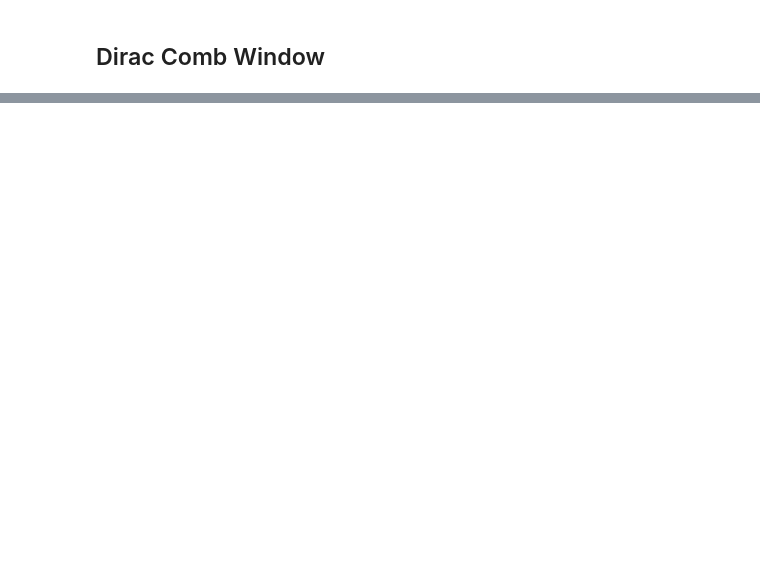
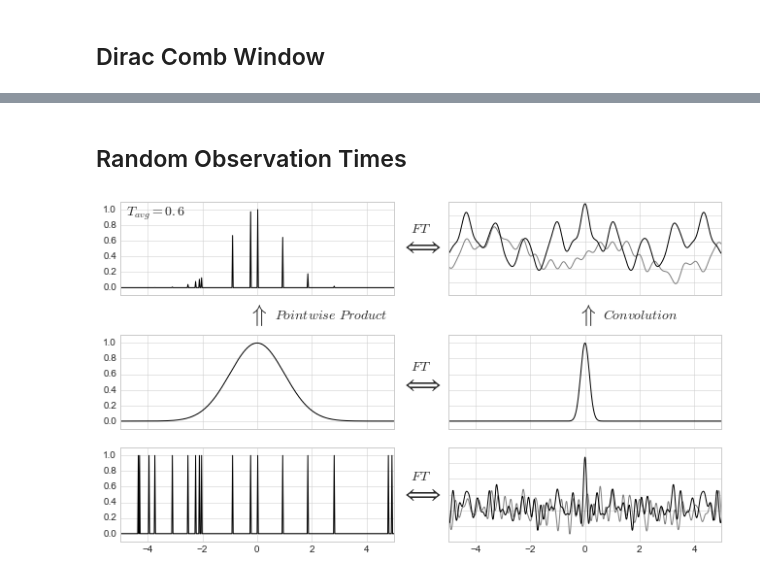
Before and after one commit to jakevdp/PracticalLombScargle, a Jupyter notebook: figures/WindowFunctions.ipynb, the cells around one changed output, grey strips where cells are left out. Saved outputs shown, nothing was run; the diff lists cells and outputs as text; code cells hidden in the pictures; blank space fills up the shorter version.

```diff
--- a/figures/WindowFunctions.ipynb
+++ b/figures/WindowFunctions.ipynb
@@ -241,0 +220,65 @@ fig.savefig('fig08_comb_window_2.pdf')
+# %% [markdown]
+## Random Observation Times
+# %%
+fig, ax = FT_plotgrid()
+
+sigma_t = 1
+sigma_f = 1. / (2 * np.pi * sigma_t)
+def func(t):
+    return np.exp(-0.5 * (t / sigma_t) ** 2)
+def func_FT(f):
+    return np.exp(-0.5 * (f / sigma_f) ** 2)
+
+t = np.linspace(-5, 5, 1000)
+f = np.linspace(-5, 5, 1000)
+
+average_samp = 0.6
+
+rng = np.random.RandomState(54545)
+t_comb = -5 + 10 * rng.rand(int(np.ceil(10 / average_samp)))
+
+y_true = func(t)
+yhat_true = func_FT(f)
+
+ft_comb = np.exp(-2j * np.pi * t_comb[:, None] * f).sum(0)
+yft_comb = np.dot(func(t_comb), np.exp(-2j * np.pi * t_comb[:, None] * f))
+
+# double-check: this gives the same result (up to edge effects)
+# computed from the convolution of the transforms
+yft_conv = np.convolve(ft_comb, yhat_true, mode='same') / (len(t_comb) * np.sqrt(2 * np.pi))
+
+
+# Upper left panel: The windowed function
+ax[0, 0].plot(*delta_funcs(t_comb, func(t_comb)), '-k')
+ax[0, 0].text(0.02, 0.96, '$T_{{avg}} = {0:.1f}$'.format(average_samp),
+              ha='left', va='top', transform=ax[0, 0].transAxes, size=14)
+ax[0, 0].set(xlim=(-5, 5),
+             ylim=(-0.1, 1.1))
+
+# Upper right panel: The Fourier Transform
+ax[0, 1].plot(f, yft_comb.imag, '-', color='gray')
+ax[0, 1].plot(f, yft_comb.real, '-k')
+
+for axi in ax[:, 1]:
+    axi.yaxis.set_major_formatter(plt.NullFormatter())
+
+# Lower left panels: signal and window
+ax[1, 0].plot(t, y_true, '-k')
+ax[1, 0].set(xlim=(-5, 5),
+             ylim=(-0.1, 1.1))
+
+ax[2, 0].plot(*delta_funcs(t_comb), '-k')
+ax[2, 0].set(xlim=(-5, 5),
+             ylim=(-0.1, 1.1))
+
+# Lower right panels: signal and window transforms
+ax[1, 1].plot(f, yhat_true, '-k')
+ax[1, 1].set_ylim(-0.1, 1.1)
+
+ax[2, 1].plot(f, ft_comb.imag, '-', color='gray')
+ax[2, 1].plot(f, ft_comb.real, '-k')
+ax[2, 1].set(xlim=(-5, 5))
+
+fig.savefig('fig10_random_window.pdf')
+# %% [output]
+[figure, added]
```
Also changed, not shown: parts of 5 cells of this notebook, 6 other files.
